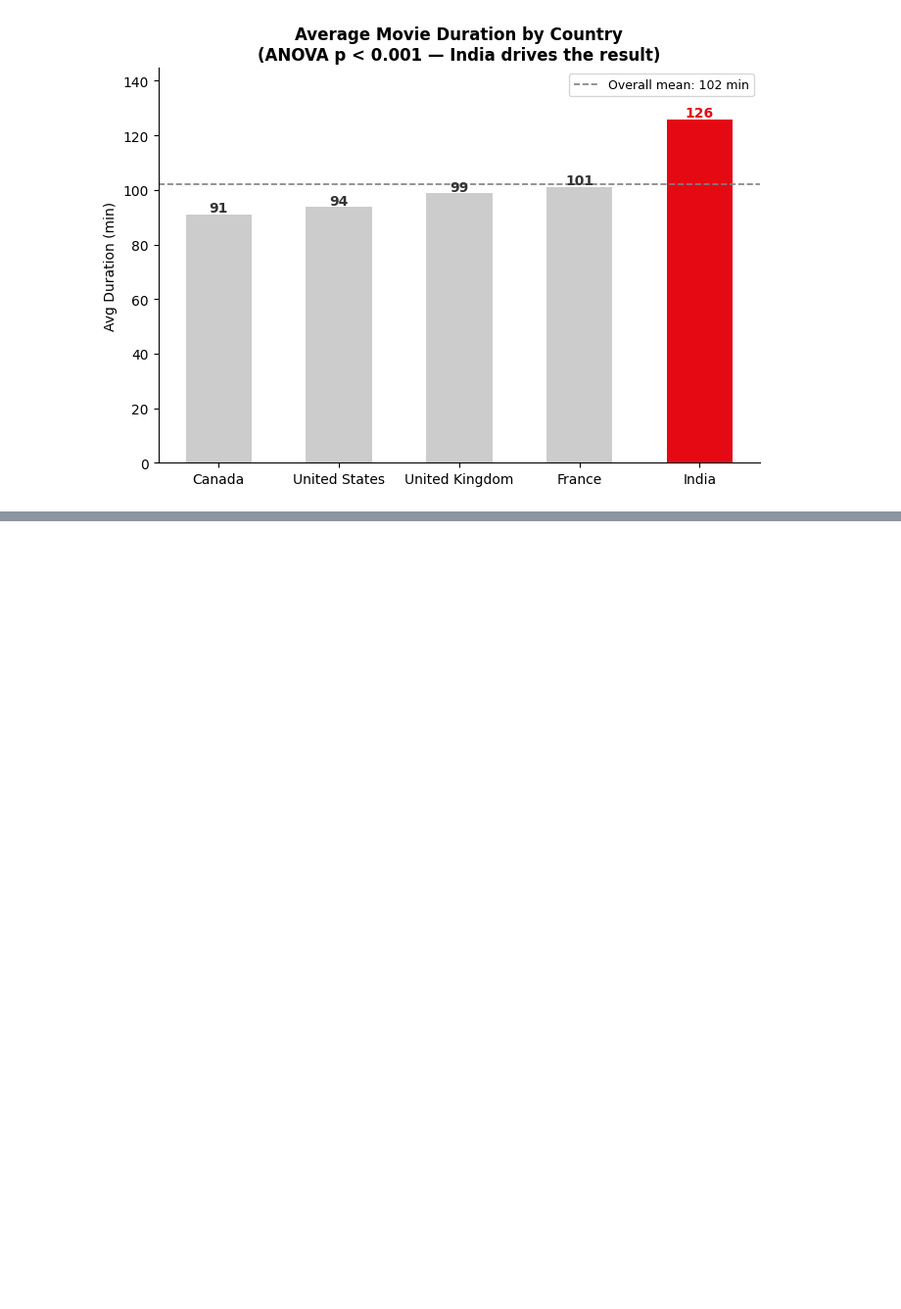
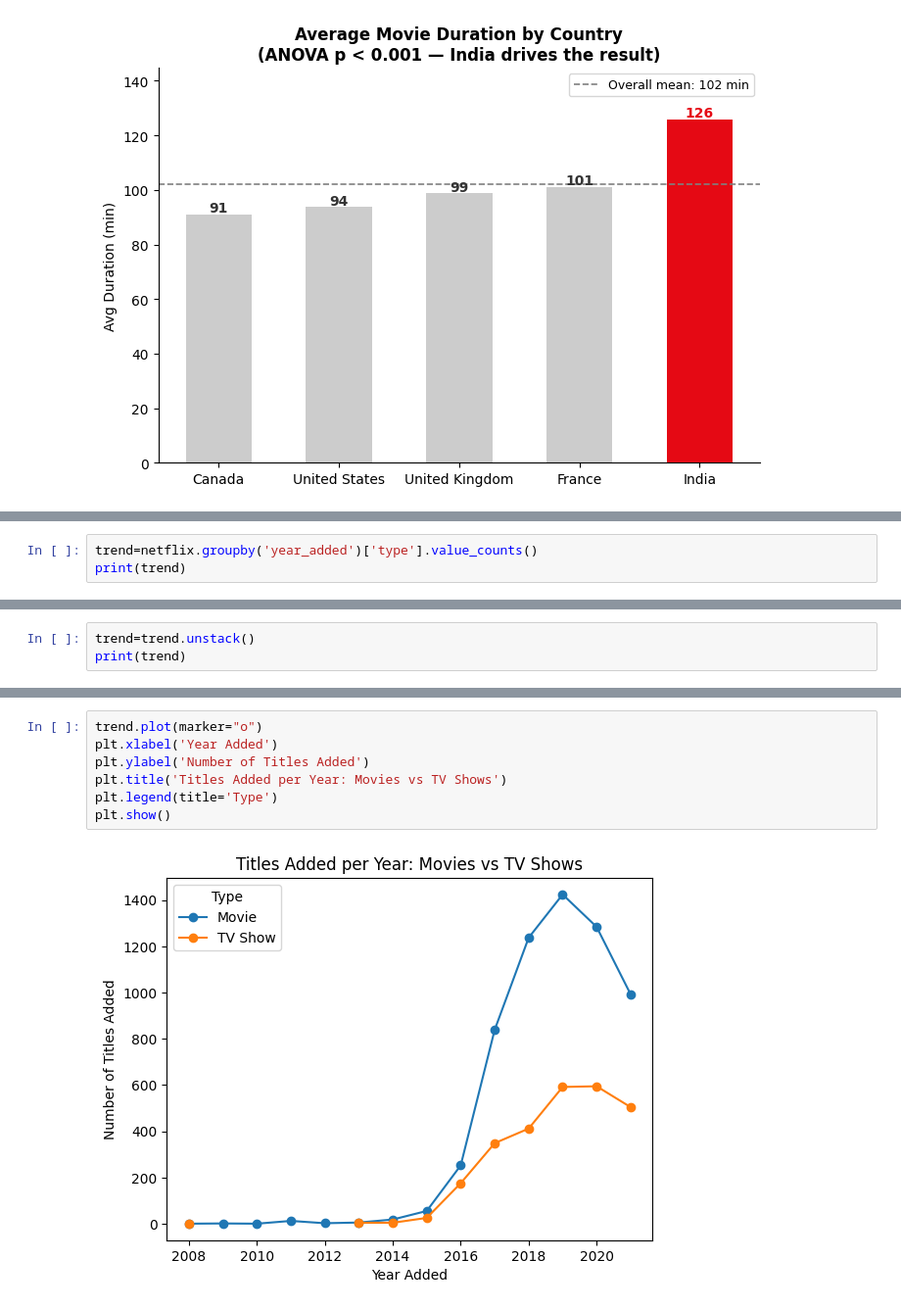
Before and after one commit to arnavvpareek/Netflix-EDA, a Jupyter notebook: notebooks/netflix_eda.ipynb, the cells around one changed output, grey strips where cells are left out. Shown at 98% size. Saved outputs shown, nothing was run; the diff lists cells and outputs as text; blank space fills up the shorter version.

```diff
--- a/notebooks/netflix_eda.ipynb
+++ b/notebooks/netflix_eda.ipynb
@@ -897,0 +974,3 @@ plt.show()
+# %%
+trend=netflix.groupby('year_added')['type'].value_counts()
+print(trend)
@@ -897,0 +995,3 @@ plt.show()
+# %%
+trend=trend.unstack()
+print(trend)
@@ -897,0 +1015,9 @@ plt.show()
+# %%
+trend.plot(marker="o")
+plt.xlabel('Year Added')
+plt.ylabel('Number of Titles Added')
+plt.title('Titles Added per Year: Movies vs TV Shows')
+plt.legend(title='Type')
+plt.show()
+# %% [output]
+[figure, added]
```
Also changed, not shown: parts of 16 cells of this notebook.
